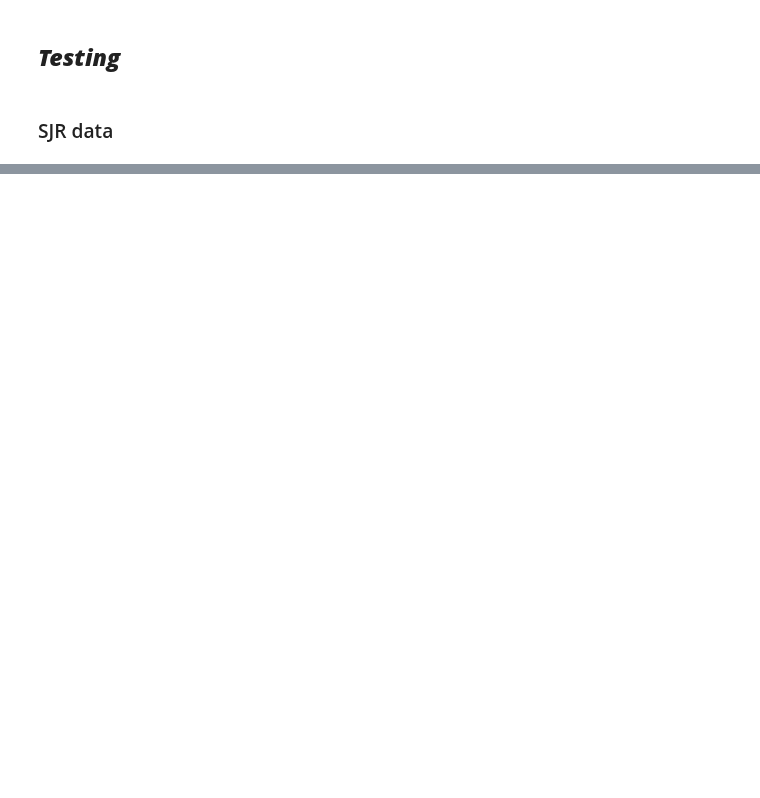
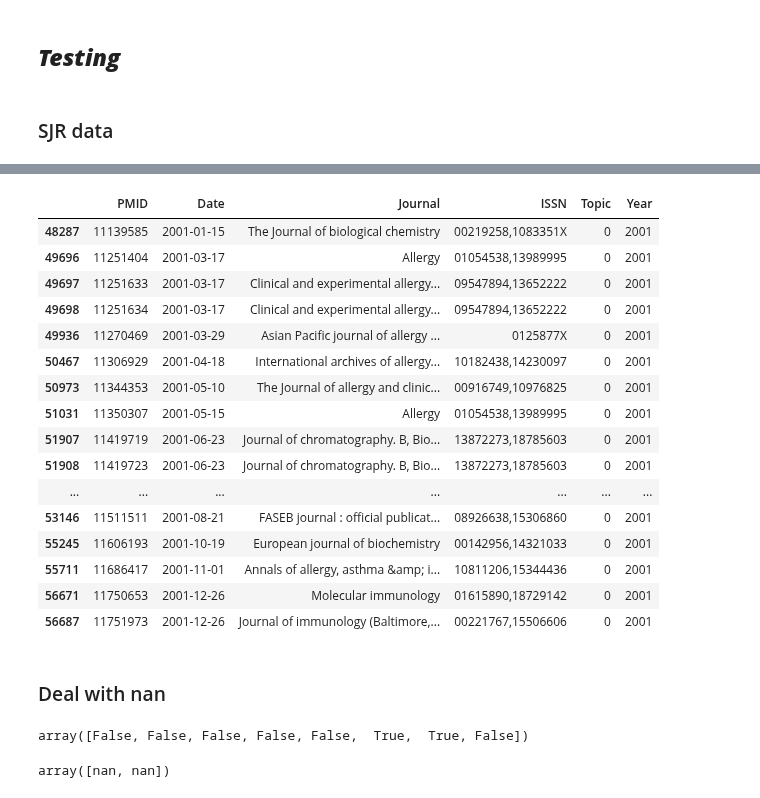
Before and after one commit to ShiuLab/plant_sci_hist, a Jupyter notebook: 8_impact/script_8_considering_impact.ipynb, the cells around one changed output, grey strips where cells are left out. Cells and saved outputs as stored; diff of their text form; code cells hidden in the pictures; blank space fills up the shorter version.

```diff
--- a/8_impact/script_8_considering_impact.ipynb
+++ b/8_impact/script_8_considering_impact.ipynb
@@ -410,0 +714,31 @@ not_found[:10]
+# %%
+pdjit.loc[(pdjit['Topic']==0) & (pdjit['Year']==2001)]
+# %% [output]
+|  | PMID | Date | Journal | ISSN | Topic | Year |
+| 48287 | 11139585 | 2001-01-15 | The Journal of biological chemistry | 00219258,1083351X | 0 | 2001 |
+| 49696 | 11251404 | 2001-03-17 | Allergy | 01054538,13989995 | 0 | 2001 |
+| 49697 | 11251633 | 2001-03-17 | Clinical and experimental allergy... | 09547894,13652222 | 0 | 2001 |
+| 49698 | 11251634 | 2001-03-17 | Clinical and experimental allergy... | 09547894,13652222 | 0 | 2001 |
+| 49936 | 11270469 | 2001-03-29 | Asian Pacific journal of allergy ... | 0125877X | 0 | 2001 |
+| 50467 | 11306929 | 2001-04-18 | International archives of allergy... | 10182438,14230097 | 0 | 2001 |
+| 50973 | 11344353 | 2001-05-10 | The Journal of allergy and clinic... | 00916749,10976825 | 0 | 2001 |
+| 51031 | 11350307 | 2001-05-15 | Allergy | 01054538,13989995 | 0 | 2001 |
+| 51907 | 11419719 | 2001-06-23 | Journal of chromatography. B, Bio... | 13872273,18785603 | 0 | 2001 |
+| 51908 | 11419723 | 2001-06-23 | Journal of chromatography. B, Bio... | 13872273,18785603 | 0 | 2001 |
+| ... | ... | ... | ... | ... | ... | ... |
+| 53146 | 11511511 | 2001-08-21 | FASEB journal : official publicat... | 08926638,15306860 | 0 | 2001 |
+| 55245 | 11606193 | 2001-10-19 | European journal of biochemistry | 00142956,14321033 | 0 | 2001 |
+| 55711 | 11686417 | 2001-11-01 | Annals of allergy, asthma &amp; i... | 10811206,15344436 | 0 | 2001 |
+| 56671 | 11750653 | 2001-12-26 | Molecular immunology | 01615890,18729142 | 0 | 2001 |
+| 56687 | 11751973 | 2001-12-26 | Journal of immunology (Baltimore,... | 00221767,15506606 | 0 | 2001 |
+# %% [markdown]
+### Deal with nan
+# %%
+arr = np.array([5,4,2,2,4,np.nan,np.nan,6])
+np.isnan(arr)
+# %% [output]
+array([False, False, False, False, False,  True,  True, False])
+# %%
+arr[np.isnan(arr)]
+# %% [output]
+array([nan, nan])
```
Also changed, not shown: parts of 30 cells of this notebook.
